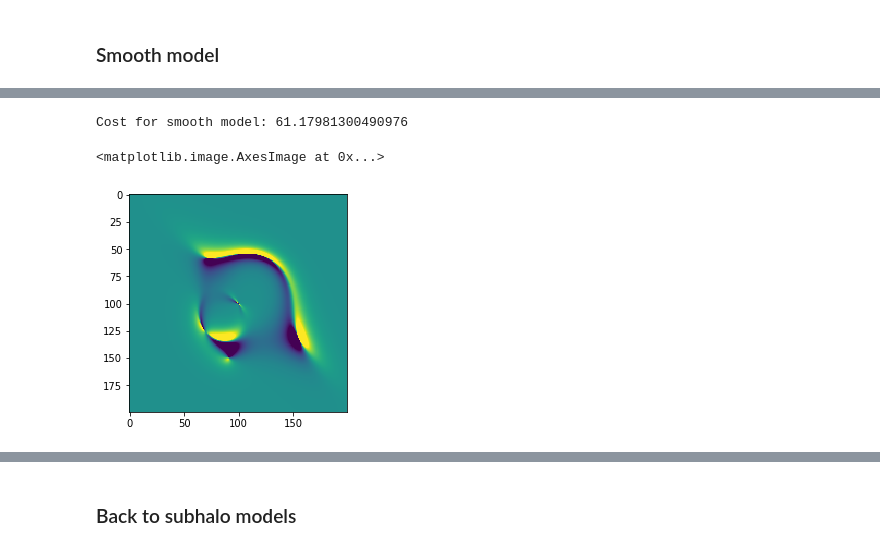
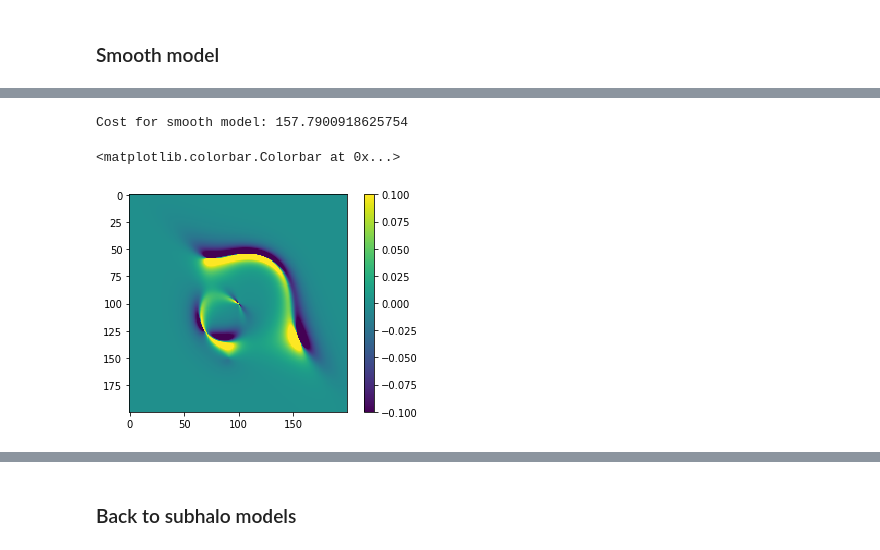
Before and after one commit to acagansengul/interlopers, a Jupyter notebook: pso_meff.ipynb, the cells around one changed output, grey strips where cells are left out. Cells and saved outputs as stored; diff of their text form; code cells hidden in the pictures.

Commit message:
graphs for report on Dec 3

```diff
--- a/pso_meff.ipynb
+++ b/pso_meff.ipynb
@@ -109,2 +123,2 @@ With `n_particles = 32`:
 # %%
-pso_fit_list = pso_fit_callback_list2.liszt
+pso_fit_list = list(pso_fit_callback_list.liszt)
@@ -133,0 +145,4 @@ seeds
+# %%
+import pickle
+with open('mydict2.p', 'rb') as f:
+    mydict = pickle.load(f)
@@ -134,4 +169,4 @@ seeds
 # %%
-mydict = {}
+#mydict = {}
 for zd, seed, pso_fit in zip(zds, seeds, pso_fit_list):
     mydict[(zd,seed)] = pso_fit
@@ -142,0 +196,9 @@ with open('mydict.p', 'wb') as f:
+# %%
+zds = []
+seeds = []
+pso_fit_list = []
+for (zd,seed),pf in sorted(mydict.items()):
+    if seed==100:
+        zds.append(zd)
+        seeds.append(seed)
+        pso_fit_list.append(pf)
@@ -153,18 +219,19 @@ vmin = -.1; vmax=.1
 # %%
 # Cost of the smooth model!!
 def error(image1, image2):
     assert(image1.shape == image2.shape)
 
     diffsq = (image1 - image2).flatten()**2
 
     skipidx = 20100 # should probably keep this
     return np.sum(diffsq[:skipidx]) + np.sum(diffsq[skipidx+1:])
-smooth_cost = error(pso_fit_list[0].image, image0)
+smooth_cost_list = [error(pf.image, image0) for pf in pso_fit_list]
 print('Cost for smooth model:', smooth_cost)
 
 # For comparison, this is the same image without any subhalos
-plt.imshow(pso_fit_list[1].image - image0, vmin=vmin, vmax=vmax)
+plt.imshow(image0 - pso_fit_list[0].image, vmin=vmin, vmax=vmax)
+plt.colorbar()
 # %% [output]
-Cost for smooth model: 61.17981300490976
+Cost for smooth model: 157.7900918625754
-<matplotlib.image.AxesImage at 0x...>
+<matplotlib.colorbar.Colorbar at 0x...>
-[figure, old version]
+[figure, new version]
```
Also changed, not shown: parts of 27 cells of this notebook, 9 other files.
